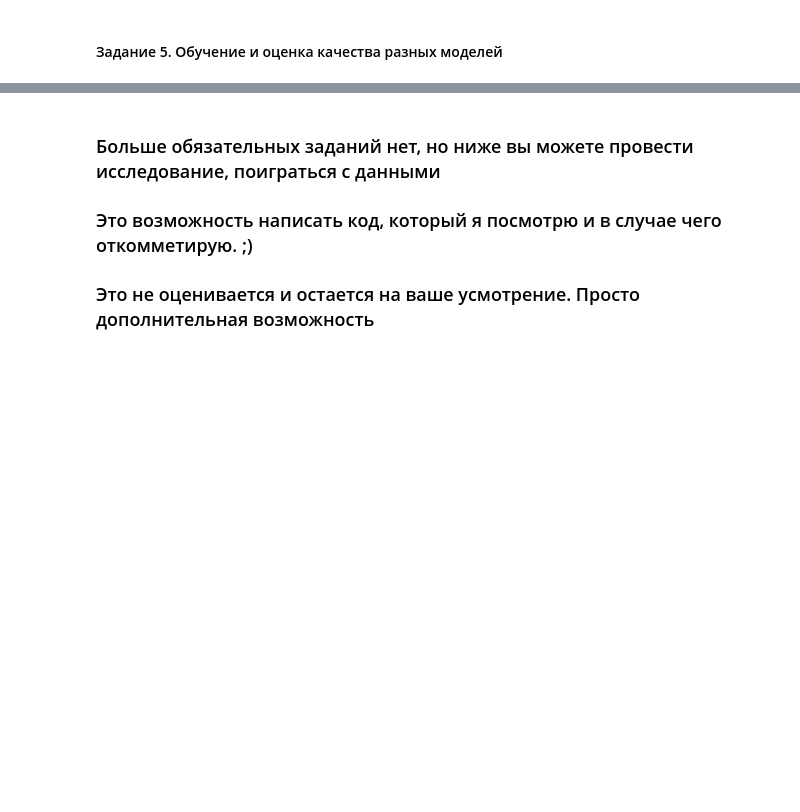
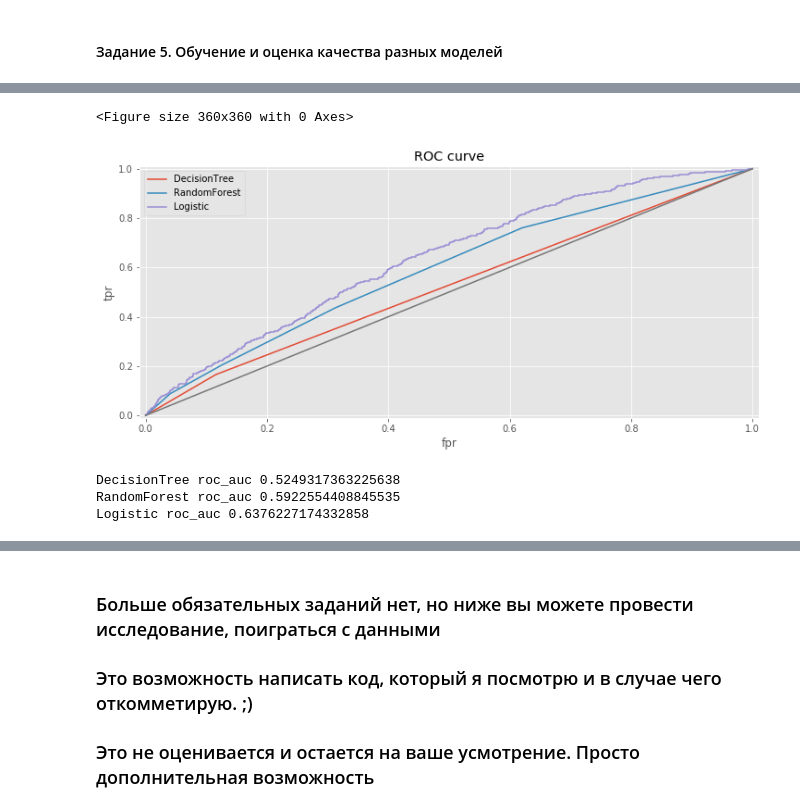
Before and after one commit to aliv65/sfml, a Jupyter notebook: HW_lesson_02/hw2-task.ipynb, the cells around one changed output, grey strips where cells are left out. Saved outputs shown, nothing was run; the diff lists cells and outputs as text; code cells hidden in the pictures; blank space fills up the shorter version.

```diff
--- a/HW_lesson_02/hw2-task.ipynb
+++ b/HW_lesson_02/hw2-task.ipynb
@@ -258,0 +365,40 @@ predict =
+# %%
+# Потроить roc-кривые всех можелей на одном графике
+# Вывести roc_auc каждой моделе
+# Подпишите оси и линии
+from sklearn.metrics import roc_auc_score, roc_curve
+
+plt.figure(figsize=(5, 5))
+fig = plt.figure()
+
+decisionTree_fpr, decisionTree_tpr, thresholds = roc_curve(y_test, decisionTreeModelPredictProba[:,1])
+ax1 = fig.add_subplot(111)
+ax1.plot(decisionTree_fpr, decisionTree_tpr, label='DecisionTree')
+
+randomForest_fpr, randomForest_tpr, thresholds = roc_curve(y_test, randomForestModelPredictProba[:,1])
+ax2 = fig.add_subplot(111)
+ax2.plot(randomForest_fpr, randomForest_tpr, label='RandomForest')
+
+logistic_fpr, logistic_tpr, thresholds = roc_curve(y_test, logisticModelPredictProba[:,1])
+ax3 = fig.add_subplot(111)
+ax3.plot(logistic_fpr, logistic_tpr, label='Logistic')
+
+plt.plot([0, 1], [0, 1])
+plt.ylabel('tpr')
+plt.xlabel('fpr')
+plt.grid(True)
+plt.title('ROC curve')
+plt.xlim((-0.01, 1.01))
+plt.ylim((-0.01, 1.01))
+plt.legend()
+plt.show()
+
+print('DecisionTree roc_auc', roc_auc_score(y_test, decisionTreeModelPredictProba[:,1]))
+print('RandomForest roc_auc', roc_auc_score(y_test, randomForestModelPredictProba[:,1]))
+print('Logistic roc_auc', roc_auc_score(y_test, logisticModelPredictProba[:,1]))
+# %% [output]
+<Figure size 360x360 with 0 Axes>
+[figure, added]
+DecisionTree roc_auc 0.5249317363225638
+RandomForest roc_auc 0.5922554408845535
+Logistic roc_auc 0.6376227174332858
```
Also changed, not shown: parts of 21 cells of this notebook.
